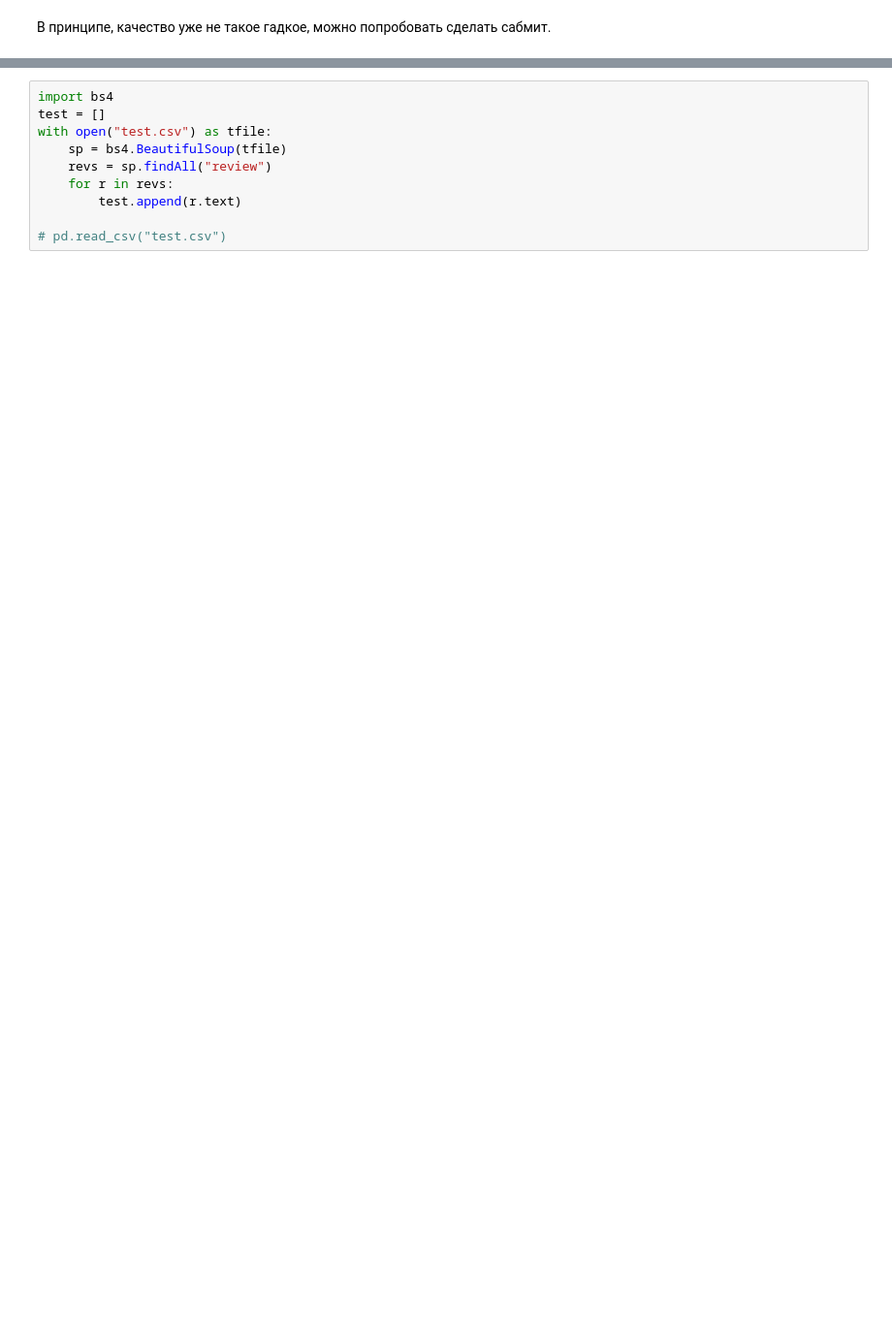
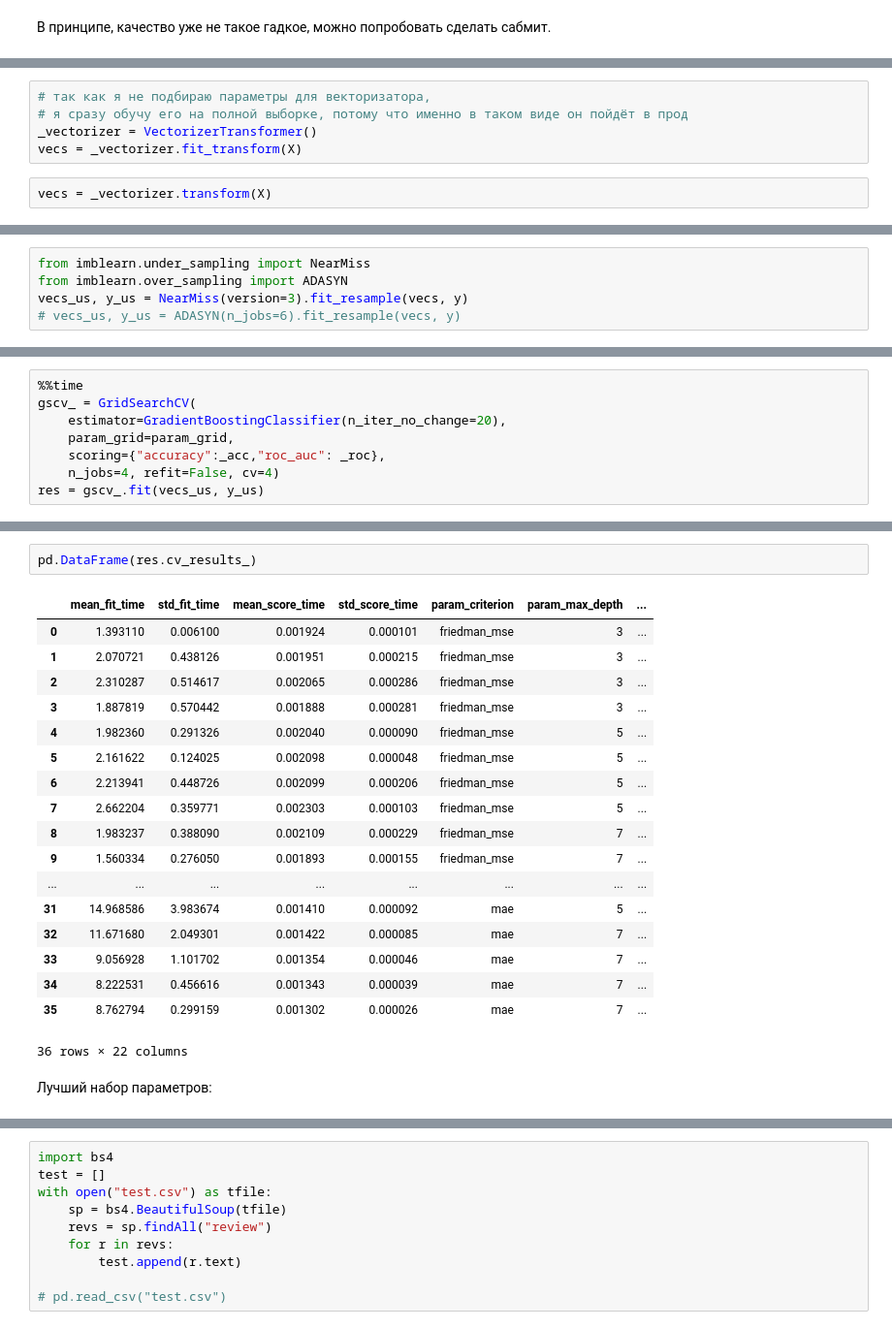
Before and after one commit to tomateit/mlspec-sentiment-demo, a Jupyter notebook: notebooks/creating_classifier_ru.ipynb, the cells around one changed output, grey strips where cells are left out. Shown: that part at 97% size. Cells and saved outputs as stored; diff of their text form; blank space fills up the shorter version.

```diff
--- a/notebooks/creating_classifier_ru.ipynb
+++ b/notebooks/creating_classifier_ru.ipynb
@@ -153,0 +202,7 @@ Pipeline(steps=[('vectorizertransformer', VectorizerTransformer()),
+# %%
+# так как я не подбираю параметры для векторизатора,
+# я сразу обучу его на полной выборке, потому что именно в таком виде он пойдёт в прод
+_vectorizer = VectorizerTransformer()
+vecs = _vectorizer.fit_transform(X)
+# %%
+vecs = _vectorizer.transform(X)
@@ -153,0 +214,5 @@ Pipeline(steps=[('vectorizertransformer', VectorizerTransformer()),
+# %%
+from imblearn.under_sampling import NearMiss
+from imblearn.over_sampling import ADASYN
+vecs_us, y_us = NearMiss(version=3).fit_resample(vecs, y)
+# vecs_us, y_us = ADASYN(n_jobs=6).fit_resample(vecs, y)
@@ -153,0 +223,8 @@ Pipeline(steps=[('vectorizertransformer', VectorizerTransformer()),
+# %%
+%%time
+gscv_ = GridSearchCV(
+    estimator=GradientBoostingClassifier(n_iter_no_change=20),
+    param_grid=param_grid,
+    scoring={"accuracy":_acc,"roc_auc": _roc},
+    n_jobs=4, refit=False, cv=4)
+res = gscv_.fit(vecs_us, y_us)
@@ -153,0 +234,23 @@ Pipeline(steps=[('vectorizertransformer', VectorizerTransformer()),
+# %%
+pd.DataFrame(res.cv_results_)
+# %% [output]
+|  | mean_fit_time | std_fit_time | mean_score_time | std_score_time | param_criterion | param_max_depth | ... |
+| 0 | 1.393110 | 0.006100 | 0.001924 | 0.000101 | friedman_mse | 3 | ... |
+| 1 | 2.070721 | 0.438126 | 0.001951 | 0.000215 | friedman_mse | 3 | ... |
+| 2 | 2.310287 | 0.514617 | 0.002065 | 0.000286 | friedman_mse | 3 | ... |
+| 3 | 1.887819 | 0.570442 | 0.001888 | 0.000281 | friedman_mse | 3 | ... |
+| 4 | 1.982360 | 0.291326 | 0.002040 | 0.000090 | friedman_mse | 5 | ... |
+| 5 | 2.161622 | 0.124025 | 0.002098 | 0.000048 | friedman_mse | 5 | ... |
+| 6 | 2.213941 | 0.448726 | 0.002099 | 0.000206 | friedman_mse | 5 | ... |
+| 7 | 2.662204 | 0.359771 | 0.002303 | 0.000103 | friedman_mse | 5 | ... |
+| 8 | 1.983237 | 0.388090 | 0.002109 | 0.000229 | friedman_mse | 7 | ... |
+| 9 | 1.560334 | 0.276050 | 0.001893 | 0.000155 | friedman_mse | 7 | ... |
+| ... | ... | ... | ... | ... | ... | ... | ... |
+| 31 | 14.968586 | 3.983674 | 0.001410 | 0.000092 | mae | 5 | ... |
+| 32 | 11.671680 | 2.049301 | 0.001422 | 0.000085 | mae | 7 | ... |
+| 33 | 9.056928 | 1.101702 | 0.001354 | 0.000046 | mae | 7 | ... |
+| 34 | 8.222531 | 0.456616 | 0.001343 | 0.000039 | mae | 7 | ... |
+| 35 | 8.762794 | 0.299159 | 0.001302 | 0.000026 | mae | 7 | ... |
+36 rows × 22 columns
+# %% [markdown]
+Лучший набор параметров:
```
Also changed, not shown: parts of 54 cells of this notebook, 1 other file.
